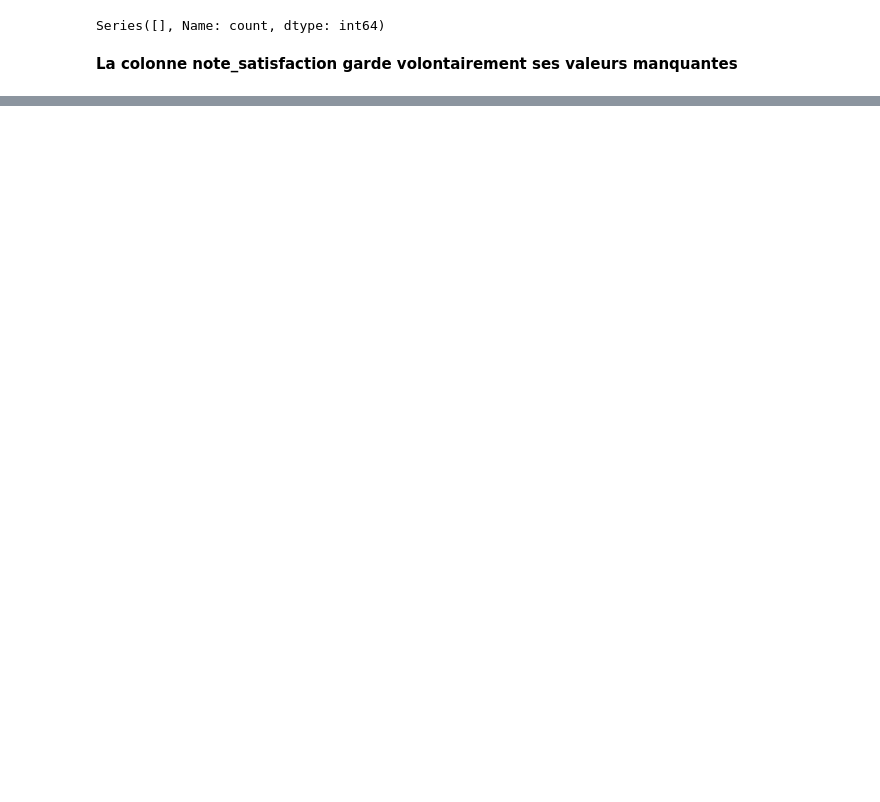
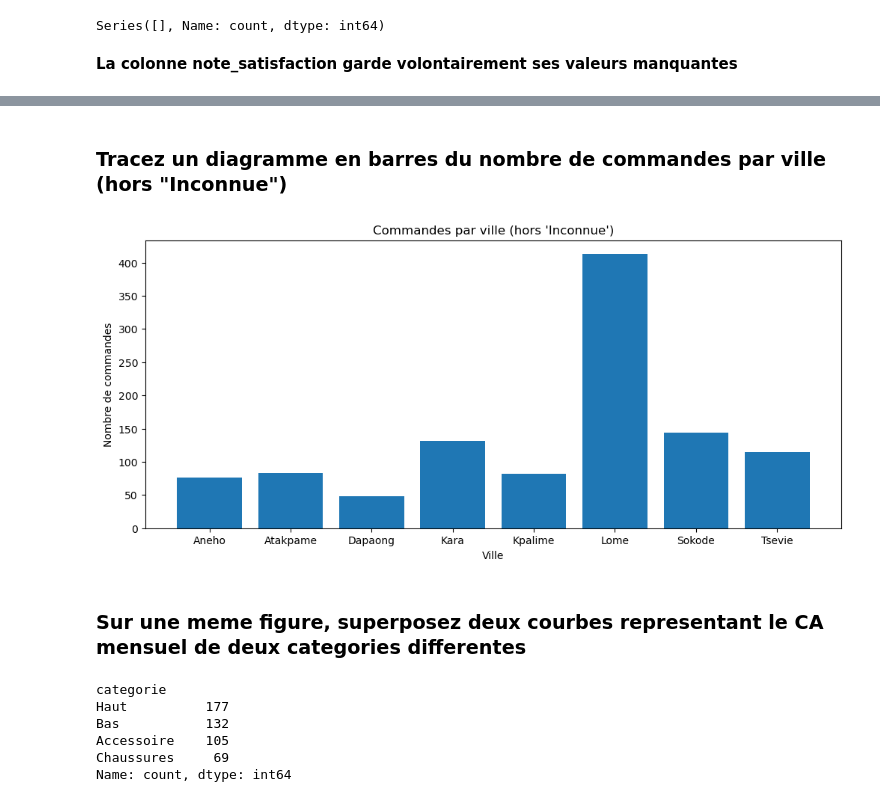
Before and after one commit to wilfriedx20/Analyse_Data_Frame, a Jupyter notebook: ventes_boutique/ventes_boutiques.ipynb, the cells around one changed output, grey strips where cells are left out. Cells and saved outputs as stored; diff of their text form; code cells hidden in the pictures; blank space fills up the shorter version.

```diff
--- a/ventes_boutique/ventes_boutiques.ipynb
+++ b/ventes_boutique/ventes_boutiques.ipynb
@@ -188,0 +343,30 @@ Series([], Name: count, dtype: int64)
+# %% [markdown]
+### Tracez un diagramme en barres du nombre de commandes par ville (hors "Inconnue")
+# %%
+# Filtrer les villes valides
+df_filtre = df[df["ville_client"] != "Inconnue"]
+
+# Agréger le nombre de commandes par ville
+commandes_par_ville = df_filtre.groupby("ville_client")["quantite"].sum()
+
+# Tracé du diagramme en barres
+plt.figure(figsize=(12,5))
+plt.bar(commandes_par_ville.index, commandes_par_ville.values)
+plt.xlabel("Ville")
+plt.ylabel("Nombre de commandes")
+plt.title("Commandes par ville (hors 'Inconnue')")
+
+plt.show()
+# %% [output]
+[figure, added]
+# %% [markdown]
+###  Sur une meme figure, superposez deux courbes representant le CA mensuel de deux categories differentes
+# %%
+df['categorie'].value_counts()
+# %% [output]
+categorie
+Haut          177
+Bas           132
+Accessoire    105
+Chaussures     69
+Name: count, dtype: int64
```
Also changed, not shown: parts of 26 cells of this notebook.
